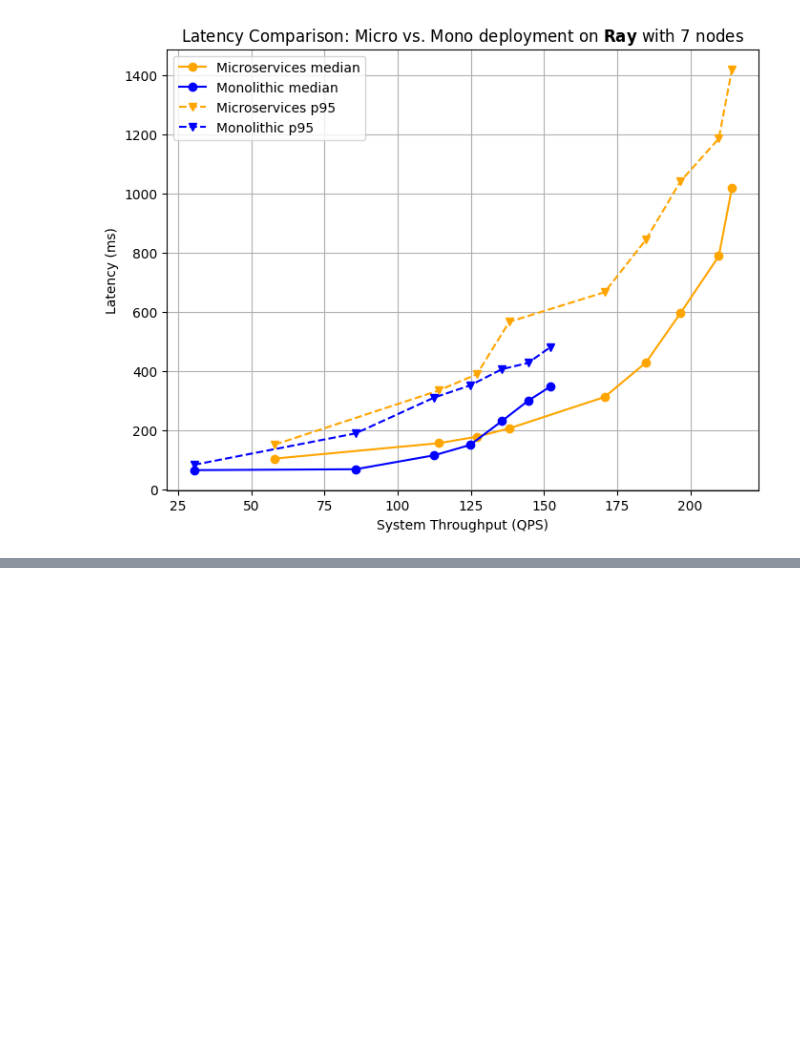
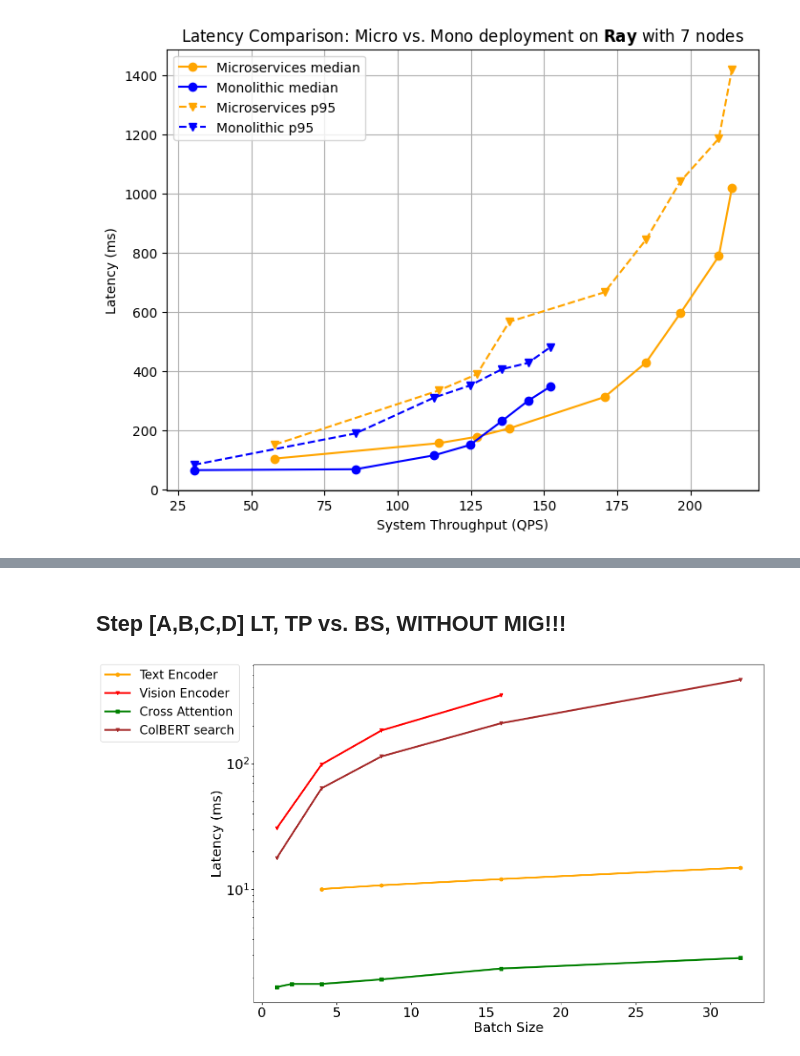
Before and after one commit to aliciayuting/vortex_exp_data, a Jupyter notebook: paper_figs.ipynb, the cells around one changed output, grey strips where cells are left out. Cells and saved outputs as stored; diff of their text form; code cells hidden in the pictures; blank space fills up the shorter version.

```diff
--- a/paper_figs.ipynb
+++ b/paper_figs.ipynb
@@ -236,0 +279,49 @@ mono_p95    = []
+# %% [markdown]
+## Step [A,B,C,D] LT, TP vs. BS, WITHOUT MIG!!!
+# %%
+A_BS = [4,8,16,32,64,128]
+A_LT = [10072938,10794654,12093455,14909036,20113986,30901977]
+A_TP = [385.2513271,712.7262088,936.2189526,963.8542515,1012.842756,1102.254335]
+A_ME = [881,1113,1361,2029,3309,5677]
+A_UT = [53,77,81,82,83,88]
+A_UT = np.array(A_UT) / 100
+
+B_BS = [1,4,8,16]
+B_LT= [30577346,98450055,183342747,349656199]
+B_TP = [32.70394993,40.62973838,43.63412313,45.75923445]
+B_ME = [2773,6861,11655,20919]
+B_UT = [86,89,92,100]
+B_UT = np.array(B_UT) / 100
+
+C_BS = [1,2,4,8,16,32]
+C_LT = [68343,78050,77584,100704,210544,255132]
+C_TP = [480.9264079,517.7125569,531.6332203,553.7214044,544.7724817,536.8632138]
+
+D_BS = [1,2,4,8,16,32]
+D_LT = [1676375,1775429,1775816,1928968,2353222,2854471]
+D_TP = [215.0265148,245.0789758,263.47088,271.7584108,277.9841824,279.4603766]
+
+E_BS = [1,4,8,16,32,64,128,256]
+E_LT = [17742194,63661381,114005396,209285099,464184367,856201530,1726852009,3466210119]
+E_TP = [55.6452441,62.37067675,69.71045999,75.96718568,68.54270783,74.41683093,73.81478001,73.3154351]
+E_ME = [777,787,765,777,775,783,795,885]
+E_UT = [42,42,44,45,44,44,46,42]
+E_UT = np.array(E_UT) / 100
+# %%
+plt.figure(figsize=(15, 10))
+plt.plot(A_BS[:-2], np.array(A_LT[:-2]) / (10**6) , linewidth=3, color='orange', marker='o', linestyle='-', label="Text Encoder")
+plt.plot(B_BS, np.array(B_LT) / (10**6) , linewidth=3, color='red', marker='v', linestyle='-', label="Vision Encoder")
+# plt.plot(C_BS, np.array(C_LT) / (10**6) , color='blue', marker='v', linestyle='-', label="Step C")
+plt.plot(D_BS, np.array(D_LT) / (10**6) , linewidth=3, color='green', marker='s', linestyle='-', label="Cross Attention")
+plt.plot(E_BS[:-3], np.array(E_LT[:-3]) / (10**6) , linewidth=3, color='brown', marker='v', linestyle='-', label="ColBERT search")
+plt.xlabel("Batch Size",fontsize=22)
+plt.ylabel("Latency (ms)",fontsize=22)
+plt.yscale('log')  # Use logarithmic scale for better visualization of differences
+plt.xticks(fontsize=22)
+plt.yticks(fontsize=22)
+
+plt.legend(fontsize=20, loc='upper left', bbox_to_anchor=(-0.3, 1.0), borderaxespad=0.)
+plt.savefig("paper_plots/ppl1_steps_latency.pdf", dpi=300, bbox_inches='tight')
+plt.show()
+# %% [output]
+[figure, added]
```
Also changed, not shown: parts of 14 cells of this notebook.
